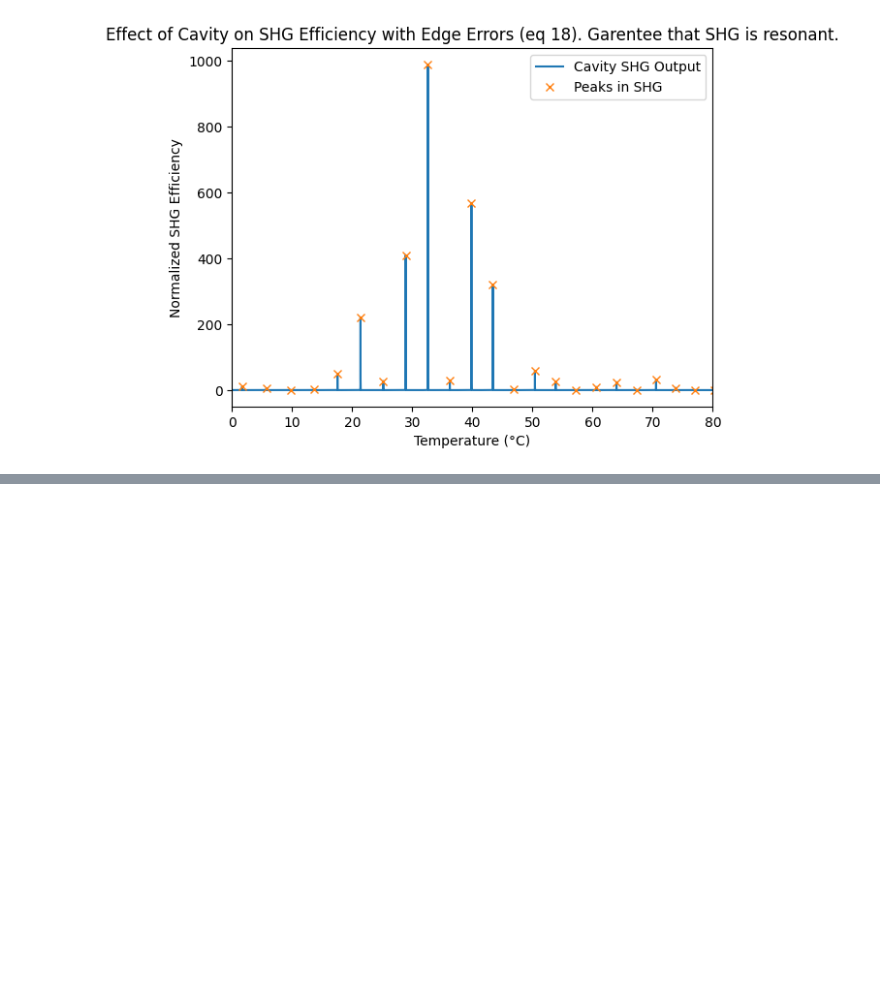
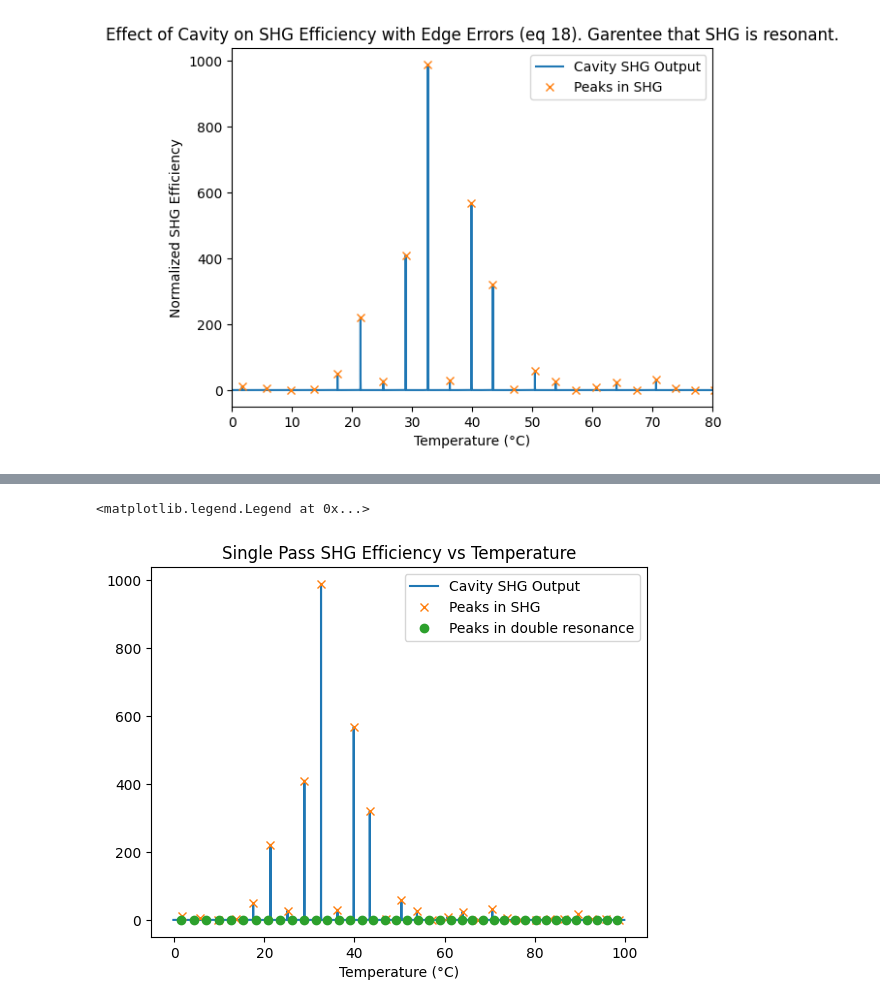
Before and after one commit to qpit/Eskild-Project-2026, a Jupyter notebook: main_document.ipynb, the cells around one changed output, grey strips where cells are left out. Drawn from its saved outputs; the diff is of its cells as text; code cells hidden in the pictures; blank space fills up the shorter version.

```diff
--- a/main_document.ipynb
+++ b/main_document.ipynb
@@ -204,3 +206,8 @@ print(f"Parameters: tau={tau}, rho={rho}, Delta_r={Delta_r} m, Delta_l={Delta_l}
 # %% [output]
 Parameters: tau=0.06, rho=0.9964, Delta_r=5e-06 m, Delta_l=5e-06 m, D=0.015 m
 [figure]
+# %%
+T_indi = double_resonance_temperatures(temperature, Delta_l, Delta_r, D, L, n_value_array[1,:], omegas[1], n_value_array[0,:], omegas[0], phi_l=0, phi_R=phi_R[0])
+# print("Resonance temperatures (°C):", temperature[T_indi] - 273.15)
+T_indi2 = temperature[peaks_in_SHG] - 273.15
+# print(T_indi2)
@@ -206,0 +233,11 @@ Parameters: tau=0.06, rho=0.9964, Delta_r=5e-06 m, Delta_l=5e-06 m, D=0.015 m
+# %%
+fig, ax = plt.subplots()
+ax.set_xlabel("Temperature (°C)")
+ax.plot(temperature - 273.15, (np.abs(exiting_field)/L)**2, label='Cavity SHG Output')
+ax.plot(temperature[peaks_in_SHG] - 273.15, (np.abs(exiting_field[peaks_in_SHG])/L)**2, 'x', label='Peaks in SHG')
+ax.plot(temperature[T_indi] - 273.15, (np.abs(exiting_field[T_indi])/L)**2, 'o', label='Peaks in double resonance')
+ax.set_title("Single Pass SHG Efficiency vs Temperature")
+ax.legend()
+# %% [output]
+<matplotlib.legend.Legend at 0x...>
+[figure, added]
```
Also changed, not shown: parts of 9 cells of this notebook, 1 other file.
